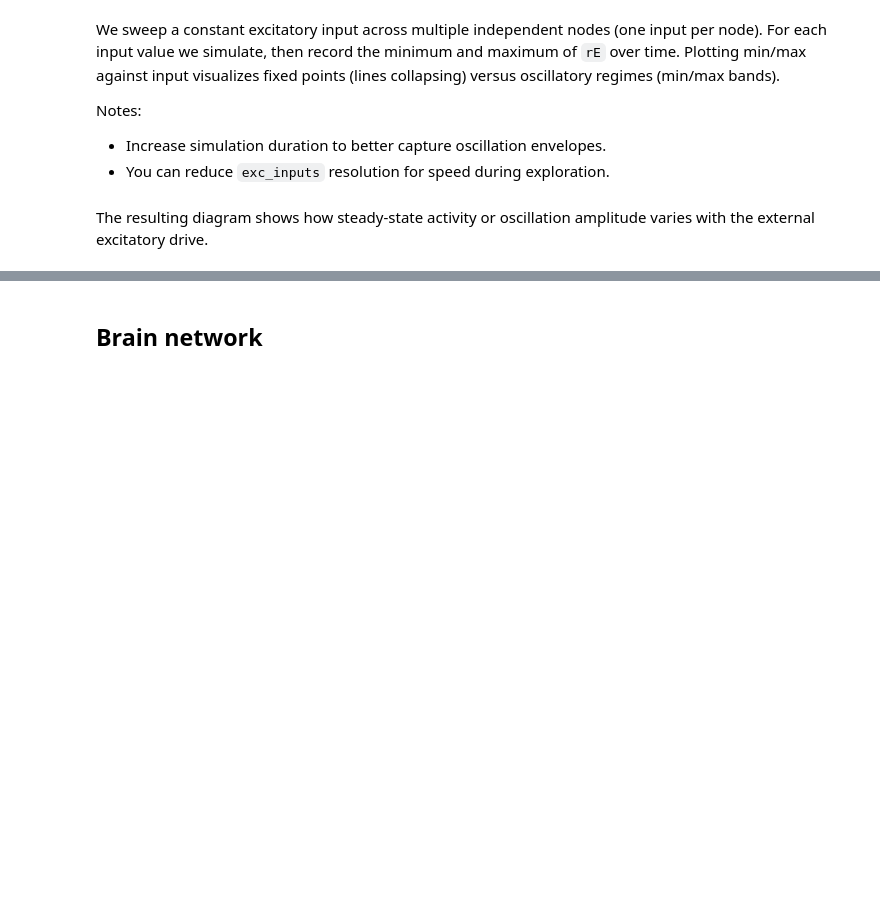
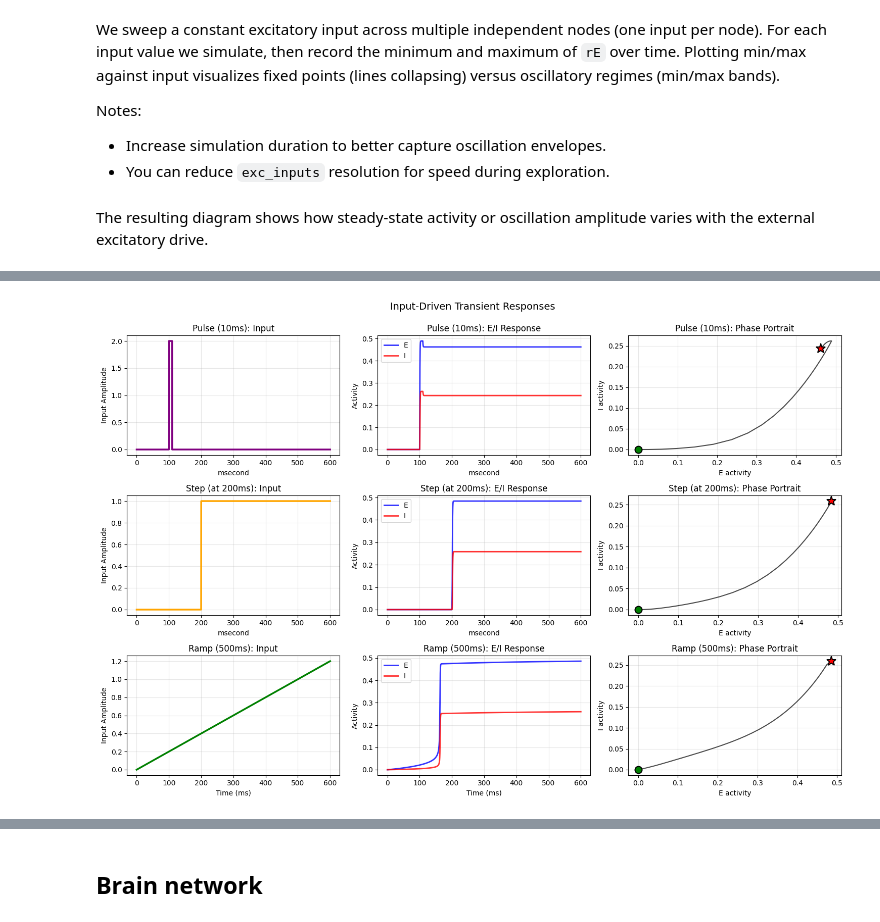
Before and after one commit to chaobrain/brainmass, a Jupyter notebook: examples/001-wilson-wowan-osillator.ipynb, the cells around one changed output, grey strips where cells are left out. Saved outputs shown, nothing was run; the diff lists cells and outputs as text; code cells hidden in the pictures; blank space fills up the shorter version.

```diff
--- a/examples/001-wilson-wowan-osillator.ipynb
+++ b/examples/001-wilson-wowan-osillator.ipynb
@@ -185,0 +261,70 @@ Loading checkpoint from D:\Data\kagglehub\datasets\oujago\hcp-gw-data-samples\ve
+# %%
+# Visualization: 3x3 grid (input type × measurement)
+fig, axes = plt.subplots(3, 3, figsize=(15, 10))
+
+t_trans = indices_trans * brainstate.environ.get_dt()
+
+for row, (rE_resp, rI_resp, inp_trace, name, color) in enumerate(
+    zip(responses_E, responses_I, input_traces, input_names, input_colors)
+):
+
+    # Column 1: Input trace
+    ax = axes[row, 0]
+    ax.plot(t_trans, inp_trace, color=color, linewidth=2.5)
+    ax.set_ylabel('Input Amplitude')
+    ax.set_title(f'{name}: Input')
+    ax.grid(True, alpha=0.3)
+    if row == 2:
+        ax.set_xlabel('Time (ms)')
+
+    # Column 2: E/I Response
+    ax = axes[row, 1]
+    ax.plot(t_trans, rE_resp[:, 0], 'b-', linewidth=2, label='E', alpha=0.8)
+    ax.plot(t_trans, rI_resp[:, 0], 'r-', linewidth=2, label='I', alpha=0.8)
+    ax.set_ylabel('Activity')
+    ax.set_title(f'{name}: E/I Response')
+    ax.legend()
+    ax.grid(True, alpha=0.3)
+    if row == 2:
+        ax.set_xlabel('Time (ms)')
+
+    # Column 3: Phase Portrait
+    ax = axes[row, 2]
+    ax.plot(rE_resp[:, 0], rI_resp[:, 0], 'k-', linewidth=1.5, alpha=0.7)
+    ax.plot(rE_resp[0, 0], rI_resp[0, 0], 'go', markersize=10, markeredgecolor='black', markeredgewidth=1.5)
+    ax.plot(rE_resp[-1, 0], rI_resp[-1, 0], 'r*', markersize=14, markeredgecolor='black', markeredgewidth=1.5)
+    ax.set_xlabel('E activity')
+    ax.set_ylabel('I activity')
+    ax.set_title(f'{name}: Phase Portrait')
+    ax.grid(True, alpha=0.3)
+
+plt.suptitle('Input-Driven Transient Responses', fontsize=14, y=0.995)
+plt.tight_layout()
+plt.show()
+
+# Quantitative metrics
+print("\nResponse Metrics:")
+print("=" * 60)
+
+for i, (rE_resp, name) in enumerate(zip(responses_E, input_names)):
+    # Find peak
+    peak_idx = np.argmax(rE_resp[:, 0])
+    peak_time = float(t_trans[peak_idx] / u.ms)
+    peak_amplitude = rE_resp[peak_idx, 0]
+
+    # Steady state (last 100 samples)
+    steady_state = np.mean(rE_resp[-100:, 0])
+
+    # Initial response time (when crosses 10% of peak)
+    threshold = 0.1 * peak_amplitude
+    response_idx = np.where(rE_resp[:, 0] > threshold)[0]
+    response_time = float(t_trans[response_idx[0]] / u.ms) if len(response_idx) > 0 else 0
+
+    print(f"{name}:")
+    print(f"  Peak amplitude: {peak_amplitude:.4f} at t={peak_time:.1f} ms")
+    print(f"  Response latency: {response_time:.1f} ms")
+    print(f"  Steady state: {steady_state:.4f}")
+    print(f"  Overshoot: {(peak_amplitude - steady_state) / steady_state * 100:.1f}%")
+    print()
+# %% [output]
+[figure, added]
```
Also changed, not shown: parts of 17 cells of this notebook, 8 other files.
